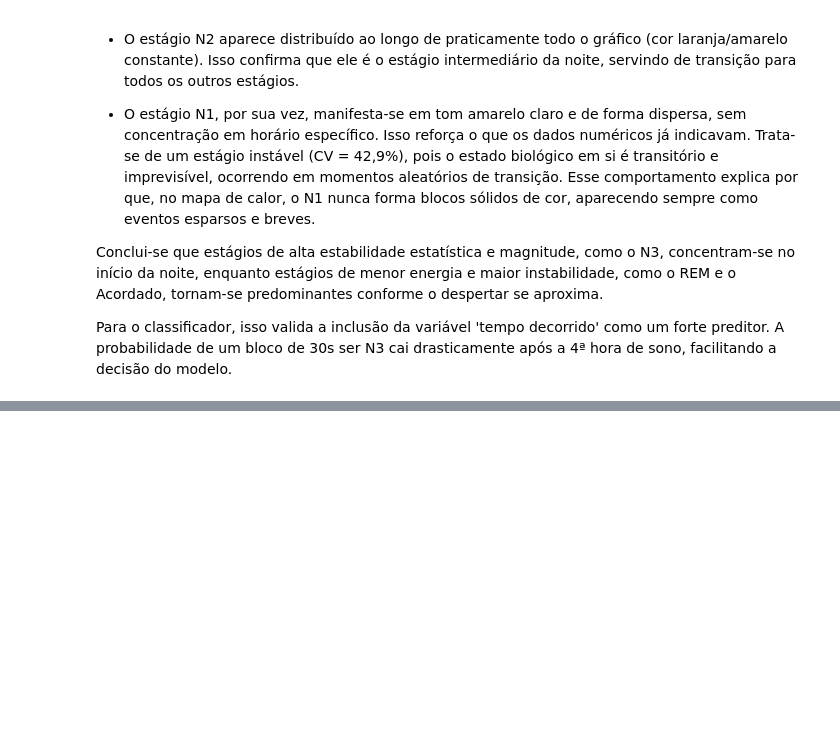
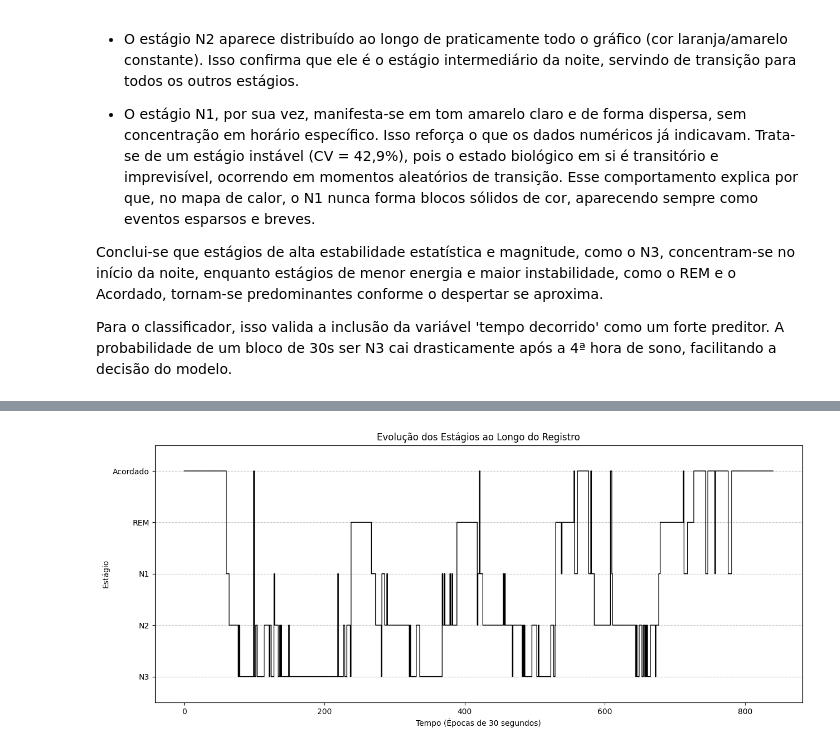
Before and after one commit to gabrielbtt/analise-estados-sono-eeg, a Jupyter notebook: notebooks/T1_Analise_EEG_Sono.ipynb, the cells around one changed output, grey strips where cells are left out. Drawn from its saved outputs; the diff is of its cells as text; code cells hidden in the pictures; blank space fills up the shorter version.

```diff
--- a/notebooks/T1_Analise_EEG_Sono.ipynb
+++ b/notebooks/T1_Analise_EEG_Sono.ipynb
@@ -1100,0 +1104,33 @@ Para o classificador, isso valida a inclusão da variável 'tempo decorrido' com
+# %%
+# Mapear estágios para valores numéricos (ordem fisiológica comum)
+mapa_niveis = {
+    'Acordado': 4,
+    'REM': 3,
+    'N1': 2,
+    'N2': 1,
+    'N3': 0
+}
+
+# Criar coluna numérica para o gráfico
+df['nivel_estagio'] = df['estagio'].map(mapa_niveis)
+
+# Criar o gráfico
+plt.figure(figsize=(15, 6))
+
+# Plotar a linha em degraus
+plt.step(df.index, df['nivel_estagio'], where='post', color='black', linewidth=1)
+
+# Customizar o eixo Y com os nomes dos estágios
+plt.yticks(list(mapa_niveis.values()), list(mapa_niveis.keys()))
+
+# Formatação
+plt.title('Evolução dos Estágios ao Longo do Registro')
+plt.xlabel('Tempo (Épocas de 30 segundos)')
+plt.ylabel('Estágio')
+plt.grid(True, axis='y', linestyle='--', alpha=0.7)
+
+plt.ylim(-0.5, 4.5)
+
+plt.show()
+# %% [output]
+[figure, added]
```
Also changed, not shown: parts of 2 cells of this notebook.
